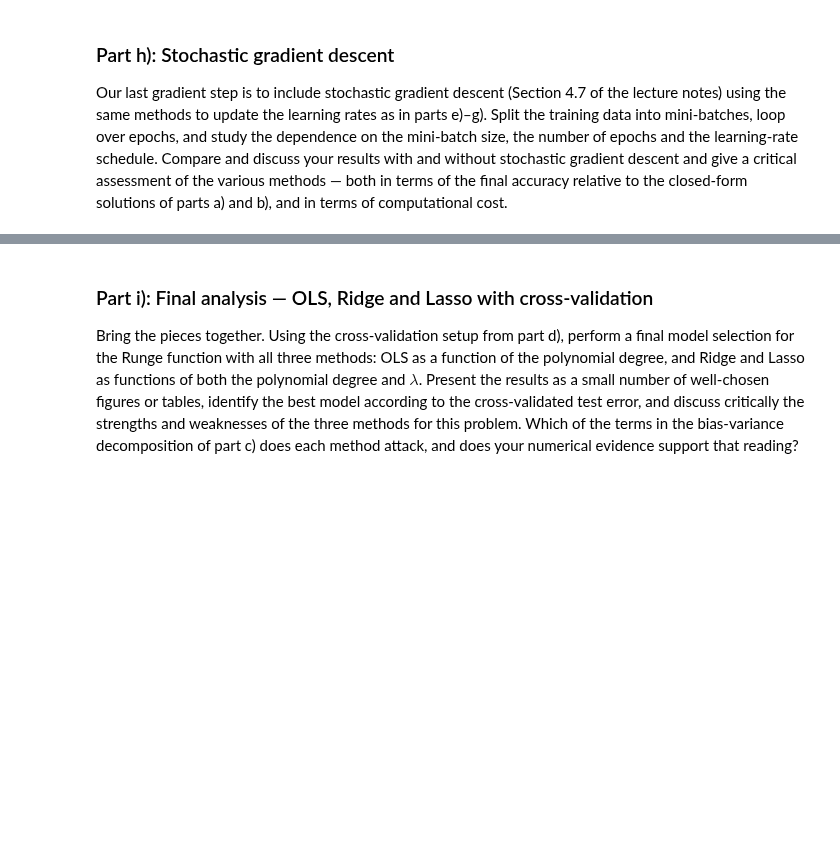
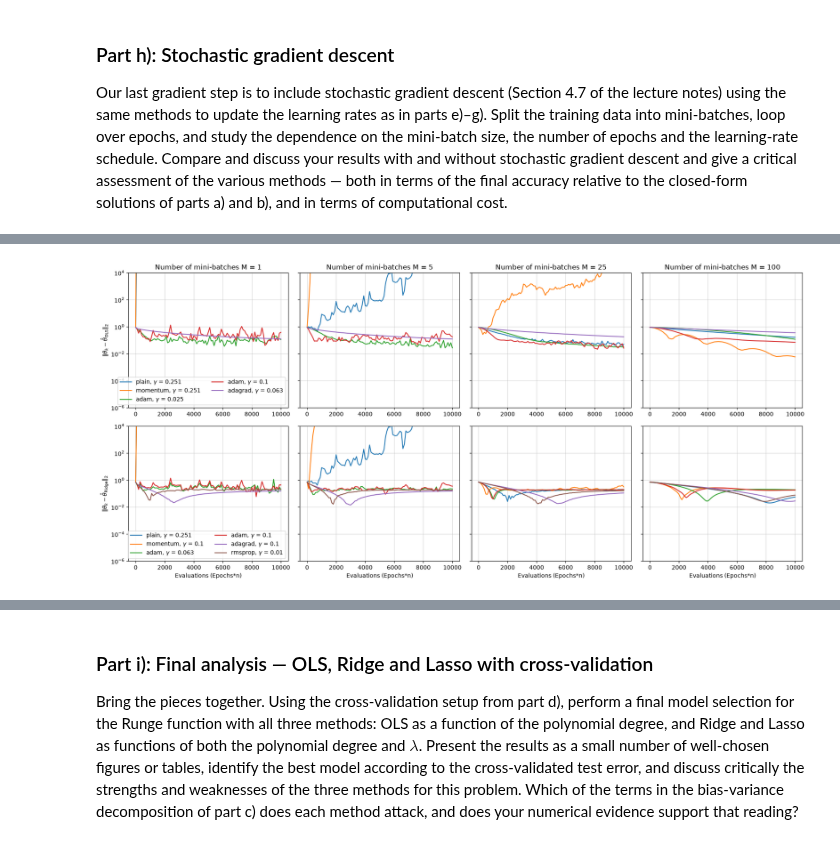
Before and after one commit to lukasMK01/FYS-STK4155, a Jupyter notebook: project_1/wip_project1.ipynb, the cells around one changed output, grey strips where cells are left out. Drawn from its saved outputs; the diff is of its cells as text; code cells hidden in the pictures; blank space fills up the shorter version.

Commit message:
SGD schedules

```diff
--- a/project_1/wip_project1.ipynb
+++ b/project_1/wip_project1.ipynb
@@ -1421,6 +1420,7 @@ def sgd(X, y, method="plain", n_epochs=50, batch_size=5, gamma=0.1, schedule=Non
     return np.array(history)
 
 
+rng = np.random.default_rng(2026)
 
 X, y = exercise_data(degree=degree)
 n = len(y)
@@ -1430,23 +1430,22 @@ theta = rng.normal(size=X.shape[1])
 # theta = np.array([0.0, 3.0])
 g_full = gradient(theta, X, y)
 print("full gradient:", g_full)
-rng = np.random.default_rng(2026)
 
 
 #choose gamma based on f):
 # OLS:
-# plain   : usable gamma from 0.0158 to 0.2512 ; best 840 iterations at gamma = 0.251
-# momentum: usable gamma from 0.0016 to 0.6310 ; best 110 iterations at gamma = 0.251
-# adagrad : usable gamma from 0.0100 to 1.0000 ; best 1130 iterations at gamma = 0.063
+# plain   : usable gamma from 0.0251 to 0.2512 ; best 840 iterations at gamma = 0.251
+# momentum: usable gamma from 0.0025 to 0.6310 ; best 110 iterations at gamma = 0.251
+# adagrad : usable gamma from 0.0158 to 1.0000 ; best 1130 iterations at gamma = 0.063
 # rmsprop : never reaches 1e-6
 # adam    : usable gamma from 0.0010 to 1.0000 ; best 170 iterations at gamma = 0.025
 #Dependence in batch size M, number of epochs n_epochs, and learning rate gamma
 # Ridge (lambda = 0.1):
-# plain   : usable gamma from 0.0010 to 0.2512 ; best 10 iterations at gamma = 0.251
-# momentum: usable gamma from 0.0010 to 0.6310 ; best 10 iterations at gamma = 0.158
-# adagrad : usable gamma from 0.0016 to 1.0000 ; best 10 iterations at gamma = 0.100
-# rmsprop : usable gamma from 0.0010 to 1.0000 ; best 10 iterations at gamma = 0.010
-# adam    : usable gamma from 0.0010 to 1.0000 ; best 20 iterations at gamma = 0.040
+# plain   : usable gamma from 0.0063 to 0.2512 ; best 250 iterations at gamma = 0.251
+# momentum: usable gamma from 0.0010 to 0.6310 ; best 100 iterations at gamma = 0.100
+# adagrad : usable gamma from 0.0100 to 1.0000 ; best 340 iterations at gamma = 0.100
+# rmsprop : usable gamma from 0.0025 to 1.0000 ; best 200 iterations at gamma = 0.010
+# adam    : usable gamma from 0.0010 to 1.0000 ; best 110 iterations at gamma = 0.063
 #Ridge (lambda = 0.01):
 # plain   : usable gamma from 0.0010 to 0.2512 ; best 50 iterations at gamma = 0.251
 # momentum: usable gamma from 0.0010 to 0.6310 ; best 10 iterations at gamma = 0.251
@@ -1476,7 +1475,7 @@ for ax, M,lmbda in zip(axes.flatten(), (1, 5, 25, n,1,5,25,n),(0,0,0,0,1e-2,1e-2
         met_lrs = (("plain", 0.251), ("momentum", 0.251), ("adam", 0.025), ("adam", 0.1), ("adagrad", 0.063))
     else:
         theta_cf = closed_form(X, y,lam=lmbda)
-        met_lrs = (("plain", 0.251), ("momentum", 0.251), ("adam", 0.063), ("adam", 0.1), ("adagrad", 0.158), ("rmsprop", 0.016))
+        met_lrs = (("plain", 0.251), ("momentum", 0.1), ("adam", 0.063), ("adam", 0.1), ("adagrad", 0.1), ("rmsprop", 0.01))
 
     for method, gamma in met_lrs: #also need to add RmSprop
         gs = np.array([gradient(theta, X[b], y[b]) for _ in range(40) for b in make_batches(n, M, rng)])
@@ -1513,9 +1512,9 @@ for ax, M,lmbda in zip(axes.flatten(), (1, 5, 25, n,1,5,25,n),(0,0,0,0,1e-2,1e-2
     #     ax.semilogy(epochs*n,d,label=f"{method},$\gamma$ = {gamma}")
 
 
+    ax.grid(alpha=0.5)
 
-
-    ax.set_ylim(1e-8, 1e4)
+    ax.set_ylim(1e-6, 1e4)
 axes[1,0].set_xlabel("Evaluations (Epochs*n)")
 axes[1,1].set_xlabel("Evaluations (Epochs*n)")
 axes[1,2].set_xlabel("Evaluations (Epochs*n)")
@@ -1525,7 +1524,9 @@ axes[0,1].set_title("Number of mini-batches M = 5")
 axes[0,2].set_title("Number of mini-batches M = 25")
 axes[0,3].set_title(f"Number of mini-batches M = {n}")
 
-axes[0,0].legend([f"plain, $\gamma$ = 0.251", f"momentum, $\gamma$ = 0.631", f"adam, $\gamma$ = 0.1", f"adam, $\gamma$ = 0.05", f"adagrad, $\gamma$ = 0.158"], loc="lower right")
+axes[0,0].legend([f"plain, $\gamma$ = 0.251", f"momentum, $\gamma$ = 0.251", f"adam, $\gamma$ = 0.025", f"adam, $\gamma$ = 0.1", f"adagrad, $\gamma$ = 0.063"], loc="lower right", ncol=2)
+axes[1,0].legend([f"plain, $\gamma$ = 0.251", f"momentum, $\gamma$ = 0.1", f"adam, $\gamma$ = 0.063", f"adam, $\gamma$ = 0.1", f"adagrad, $\gamma$ = 0.1", f"rmsprop, $\gamma$ = 0.01"], loc="lower right",ncol=2)
+
 # axes[0,0].set_ylabel("Distance to OLS closed-form solution")
 # axes[1,0].set_ylabel("Distance to Ridge closed-form solution")
 axes[0,0].set_ylabel(r"$\|{\theta}_k-\hat{{\theta}}_{\mathrm{OLS}}\|_2$")
@@ -1544,6 +1545,70 @@ for method, gamma in (("plain", 0.251), ("momentum", 0.251), ("adam", 0.063), ("
     hist = sgd(X, y, n_epochs=100, batch_size=5, gamma=gamma, method=method)
     d = np.linalg.norm(hist - theta_cf, axis=1)
     print(f"{method:8s} gamma = {gamma}: distance after 10 / 100 epochs {d[10]:.1e} / {d[100]:.1e}")
+
+
+
+
+theta_d = closed_form(X, y)
+print(f"OLS:")
+for method, gamma in (("plain", 0.251), ("momentum", 0.251), ("adam", 0.025), ("adam", 0.1), ("adagrad", 0.063)):
+    for sched in ((gamma, 1), (5*gamma, 5*1), (20*gamma, 20*1)):
+        hist = sgd(X, y, n_epochs=100, batch_size=5, schedule=sched,gamma=gamma,method=method)
+        d = np.linalg.norm(hist - theta_d, axis=1)
+        print(f"  t0, t1 = {sched}: gamma_0 = {sched[0] / sched[1]:.2f}, gamma after 100 epochs = {step_length(100 * len(y) // 5, *sched):.4f}, "
+                f"distance after 10 / 100 epochs {d[10]:.1e} / {d[100]:.1e} - method: {method}")
+
+theta_d = closed_form(X, y,lam=lmbda)
+print(f"Ridge {lmbda}:")
+for method, gamma in (("plain", 0.251), ("momentum", 0.1), ("adam", 0.063), ("adam", 0.1), ("adagrad", 0.1), ("rmsprop", 0.01)):
+    for sched in ((gamma, 1), (5*gamma, 5*1), (20*gamma, 20*1)):
+        hist = sgd(X, y, n_epochs=100, batch_size=5, schedule=sched,gamma=gamma,method=method)
+        d = np.linalg.norm(hist - theta_d, axis=1)
+        print(f"  t0, t1 = {sched}: gamma_0 = {sched[0] / sched[1]:.2f}, gamma after 100 epochs = {step_length(100 * len(y) // 5, *sched):.4f}, "
+                f"distance after 10 / 100 epochs {d[10]:.1e} / {d[100]:.1e} - method: {method}")
+
+
+
+fig, axes = plt.subplots(2,4,figsize=(18, 8),sharey=True)
+
+
+for ax, M,lmbda in zip(axes.flatten(), (1, 5, 25, n,1,5,25,n),(0,0,0,0,1e-2,1e-2,1e-2,1e-2)):
+    if lmbda == 0.0:
+        theta_cf = closed_form(X, y)
+        met_lrs = (("plain", 0.251), ("momentum", 0.251), ("adam", 0.025), ("adam", 0.1), ("adagrad", 0.063))
+    else:
+        theta_cf = closed_form(X, y,lam=lmbda)
+        met_lrs = (("plain", 0.251), ("momentum", 0.1), ("adam", 0.063), ("adam", 0.1), ("adagrad", 0.1), ("rmsprop", 0.01))
+
+    for method, gamma in met_lrs: #also need to add RmSprop
+        sched = (20*gamma, 20*1)
+
+        gs = np.array([gradient(theta, X[b], y[b]) for _ in range(40) for b in make_batches(n, M, rng)])
+
+        hist = sgd(X, y, n_epochs=100, batch_size=M,schedule=sched,gamma=gamma,method=method)
+        d = np.linalg.norm(hist - theta_cf, axis=1)
+
+        ax.semilogy(epochs*n,d,label=f"{method},sched = 20$\gamma$/1+20")
+
+    ax.set_ylim(1e-6, 1e4)
+    ax.grid(alpha=0.5)
+axes[1,0].set_xlabel("Evaluations (Epochs*n)")
+axes[1,1].set_xlabel("Evaluations (Epochs*n)")
+axes[1,2].set_xlabel("Evaluations (Epochs*n)")
+axes[1,3].set_xlabel("Evaluations (Epochs*n)")
+axes[0,0].set_title("Number of mini-batches M = 1")
+axes[0,1].set_title("Number of mini-batches M = 5")
+axes[0,2].set_title("Number of mini-batches M = 25")
+axes[0,3].set_title(f"Number of mini-batches M = {n}")
+
+axes[0,0].legend([f"plain, $\gamma$ = 0.251", f"momentum, $\gamma$ = 0.251", f"adam, $\gamma$ = 0.025", f"adam, $\gamma$ = 0.1", f"adagrad, $\gamma$ = 0.063"], loc="lower right",ncol=2)
+axes[1,0].legend([f"plain, $\gamma$ = 0.251", f"momentum, $\gamma$ = 0.1", f"adam, $\gamma$ = 0.063", f"adam, $\gamma$ = 0.1", f"adagrad, $\gamma$ = 0.1", f"rmsprop, $\gamma$ = 0.01"], loc="lower right",ncol=2)
+# axes[0,0].legend(ncol=2)
+axes[0,0].set_ylabel(r"$\|{\theta}_k-\hat{{\theta}}_{\mathrm{OLS}}\|_2$")
+axes[1,0].set_ylabel(r"$\|{\theta}_k-\hat{{\theta}}_{\mathrm{Ridge}}\|_2$")
+plt.suptitle("Distance to closed-form solution with learning rate schedule (20$\gamma$/(t+20))", fontsize=14)
+plt.tight_layout()
+plt.show()
 # %% [output]
 full gradient: [-3.63576963  3.08698393 -3.71753913  3.23125842 -3.63438032]
 Dependence of batch size M and epochs n_epochs and learning rate gamma on the distance to the closed-form solution (OLS_cf):
@@ -1549,0 +1621 @@ Dependence of batch size M and epochs n_epochs and learning rate gamma on the di
+[figure, new version]
```
Also changed, not shown: parts of 8 cells of this notebook.
